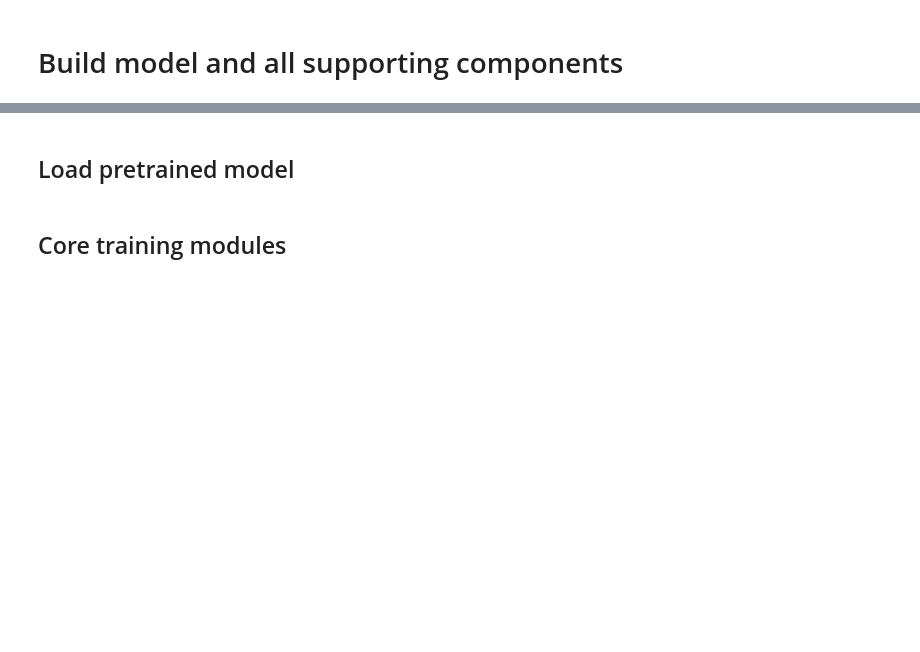
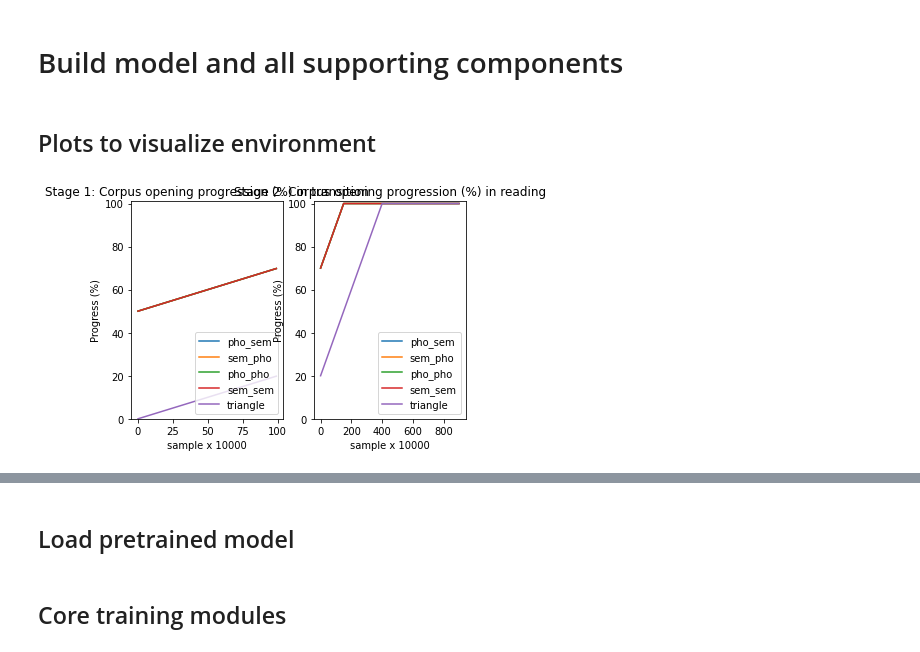
Before and after one commit to JasonLo/triangle_model, a Jupyter notebook: master.ipynb, the cells around one changed output, grey strips where cells are left out. Drawn from its saved outputs; the diff is of its cells as text; code cells hidden in the pictures; blank space fills up the shorter version.

Commit message:
run nonstationary environment

```diff
--- a/master.ipynb
+++ b/master.ipynb
@@ -75,6 +76,13 @@ model = modeling.MyModel(cfg)
 model.build()
 
 # Non-stationary Environment
-experience = env.Experience.nonstationary_pretrain(cfg.environment_config)
+# TODO: Maybe add support for universal constructor in Experiment
+experience = env.Experience.non_stationary_from_config(cfg.environment_config)
 sampler = env.Sampler(cfg, data, experience)
 batch_generator = sampler.generator()
+# %% [markdown]
+## Plots to visualize environment
+# %%
+experience.plot_corpus()
+# %% [output]
+[figure, added]
```
Also changed, not shown: parts of 5 cells of this notebook, 1 other file.
